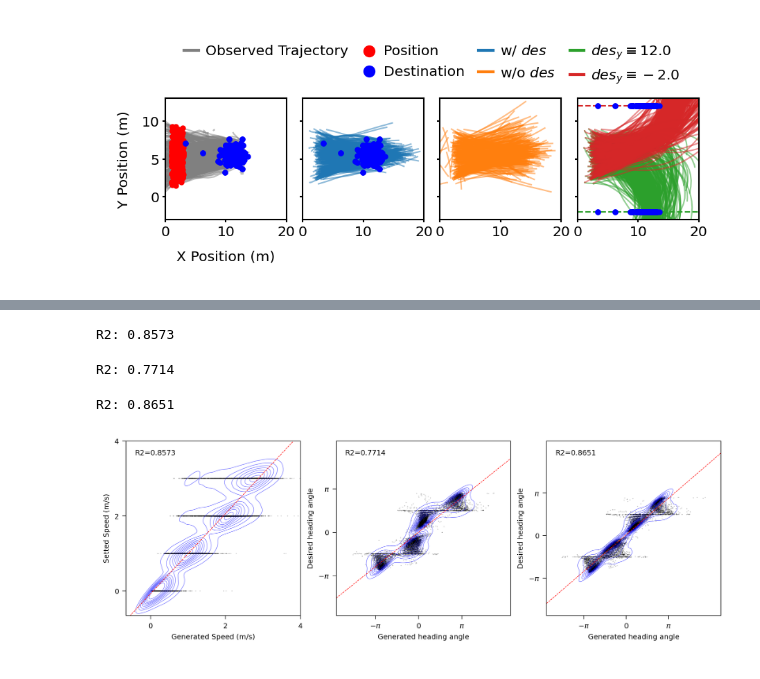
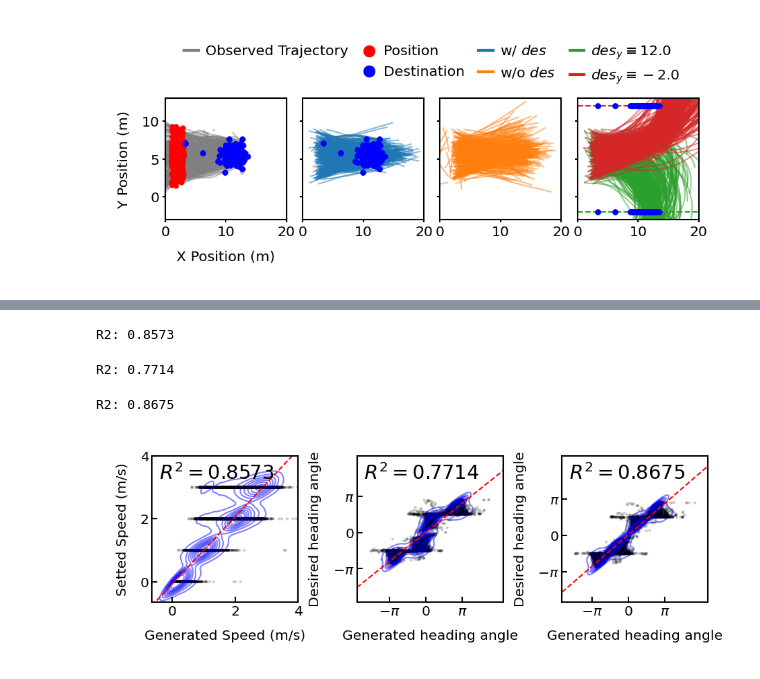
Before and after one commit to yuzhTHU/HuaweiCrowdSimulationCodeRelease, a Jupyter notebook: scripts/260412量化可控性.ipynb, the cells around one changed output, grey strips where cells are left out. Cells and saved outputs as stored; diff of their text form; code cells hidden in the pictures.

```diff
--- a/scripts/260412量化可控性.ipynb
+++ b/scripts/260412量化可控性.ipynb
@@ -859,7 +787,8 @@ import matplotlib.pyplot as plt
 from pathlib import Path
 from src.utils.plot import get_fig
 
-fi, fig, axes = get_fig(1, 3, AW=6, AH=6, HS=5, TM=3, BM=3)
+# fi, fig, axes = get_fig(1, 3, AW=8, AH=1, HS=5, TM=3, BM=3)
+fi, fig, axes = get_fig(1, 3, FW=8.48, A_ratio=1, HS=3, TM=3, BM=3)
 
 ax = axes[0]
 df_plot = pd.concat([
@@ -873,15 +802,18 @@ sns.kdeplot(data=df_plot, y='setting', x='speed', ax=ax, alpha=0.5, color='blue'
 ax.axis('equal')
 ax.set_xticks([0, 2, 4])
 ax.set_yticks([0, 2, 4])
+ax.set_xticklabels(['0', '2', '4'], fontsize=0.7*fi['fontsize'])
+ax.set_yticklabels(['0', '2', '4'], fontsize=0.7*fi['fontsize'])
+ax.tick_params(axis='both', direction='in', length=2, pad=1, labelsize=0.7*fi['fontsize'])
 ax.set_xlim(*ax.get_ylim())
 ax.set_ylim(*ax.get_ylim())
-ax.set_xlabel("Generated Speed (m/s)")
-ax.set_ylabel("Setted Speed (m/s)")
+ax.set_xlabel("Generated Speed (m/s)", fontsize=0.7*fi['fontsize'])
+ax.set_ylabel("Setted Speed (m/s)", fontsize=0.7*fi['fontsize'])
 a, b = np.polyfit(df_plot['speed'], df_plot['setting'], deg=1)
 xx = np.linspace(*ax.get_xlim(), 100)
 ax.plot(xx, a*xx+b, 'r--')
 R2 = 1 - (df_plot['setting'] - df_plot['speed']).pow(2).mean() / df_plot['setting'].var()
-ax.text(0.05, 0.95, f'R2={R2:.4f}', ha='left', va='top', transform=ax.transAxes)
+ax.text(0.05, 0.95, f'$R^2={R2:.4f}$', ha='left', va='top', transform=ax.transAxes)
 print(f'R2: {R2:.4f}')
 
 
@@ -909,16 +841,17 @@ sns.scatterplot(x=x, y=y, ax=ax, s=1, alpha=0.2, color='black', rasterized=True,
 sns.kdeplot(x=x, y=y, ax=ax, alpha=0.5, color='blue', rasterized=True)
 ax.axis('equal')
 ax.set_xticks([-np.pi, 0, np.pi])
-ax.set_xticklabels(['$-\pi$', '0', '$\pi$'])
+ax.set_xticklabels(['$-\pi$', '0', '$\pi$'], fontsize=0.7*fi['fontsize'])
 ax.set_yticks([-np.pi, 0, np.pi])
-ax.set_yticklabels(['$-\pi$', '0', '$\pi$'])
-ax.set_xlabel("Generated heading angle")
-ax.set_ylabel("Desired heading angle")
+ax.set_yticklabels(['$-\pi$', '0', '$\pi$'], fontsize=0.7*fi['fontsize'])
+ax.tick_params(axis='both', direction='in', length=2, pad=1, labelsize=0.7*fi['fontsize'])
+ax.set_xlabel("Generated heading angle", fontsize=0.7*fi['fontsize'])
+ax.set_ylabel("Desired heading angle", fontsize=0.7*fi['fontsize'])
 a, b = np.polyfit(x, y, deg=1)
 xx = np.linspace(*ax.get_xlim(), 100)
 ax.plot(xx, a*xx+b, 'r--')
 R2 = 1 - ((y - x)**2).mean() / np.var(y)
-ax.text(0.05, 0.95, f'R2={R2:.4f}', ha='left', va='top', transform=ax.transAxes)
+ax.text(0.05, 0.95, f'$R^2={R2:.4f}$', ha='left', va='top', transform=ax.transAxes)
 print(f'R2: {R2:.4f}')
 
 ax = axes[2]
@@ -931,37 +864,38 @@ pos = np.concat([
     records_set_des_y_to_12_24steps['pos'],
 ], axis=0)
 final = np.concat([
     records_set_des_y_to_n2_24steps['pos_pred'][:, -1, :],
     records_set_des_y_to_12_24steps['pos_pred'][:, -1, :],
 ], axis=0)
 tmp = (des - pos)
 y = (np.atan2(tmp[:, 1], tmp[:, 0]))
 tmp = (final - pos)
 x = (np.atan2(tmp[:, 1], tmp[:, 0]))
 # y = ((y + 10 * 2 * np.pi) % (2 * np.pi)) - np.pi
 # x = ((x + 10 * 2 * np.pi) % (2 * np.pi)) - np.pi
 x = x + np.round((y - x) / (2 * np.pi)) * 2 * np.pi
 sns.scatterplot(x=x, y=y, ax=ax, s=1, alpha=0.2, color='black', rasterized=True, edgecolor='none')
 sns.kdeplot(x=x, y=y, ax=ax, alpha=0.5, color='blue', rasterized=True)
 ax.axis('equal')
 ax.set_xticks([-np.pi, 0, np.pi])
-ax.set_xticklabels(['$-\pi$', '0', '$\pi$'])
+ax.set_xticklabels(['$-\pi$', '0', '$\pi$'], fontsize=0.7*fi['fontsize'])
 ax.set_yticks([-np.pi, 0, np.pi])
-ax.set_yticklabels(['$-\pi$', '0', '$\pi$'])
-ax.set_xlabel("Generated heading angle")
-ax.set_ylabel("Desired heading angle")
+ax.set_yticklabels(['$-\pi$', '0', '$\pi$'], fontsize=0.7*fi['fontsize'])
+ax.tick_params(axis='both', direction='in', length=2, pad=1, labelsize=0.7*fi['fontsize'])
+ax.set_xlabel("Generated heading angle", fontsize=0.7*fi['fontsize'])
+ax.set_ylabel("Desired heading angle", fontsize=0.7*fi['fontsize'])
 a, b = np.polyfit(x, y, deg=1)
 xx = np.linspace(*ax.get_xlim(), 100)
 ax.plot(xx, a*xx+b, 'r--')
 R2 = 1 - ((y - x)**2).mean() / np.var(y)
-ax.text(0.05, 0.95, f'R2={R2:.4f}', ha='left', va='top', transform=ax.transAxes)
+ax.text(0.05, 0.95, f'$R^2={R2:.4f}$', ha='left', va='top', transform=ax.transAxes)
 print(f'R2: {R2:.4f}')
 
 fig.savefig('figures/control_exp.png', bbox_inches='tight', dpi=300, transparent=True)
 fig.savefig('figures/control_exp.svg', bbox_inches='tight', dpi=300, transparent=True)
 fig.savefig('figures/control_exp.pdf', bbox_inches='tight', dpi=300, transparent=True)
 # %% [output]
 R2: 0.8573
 R2: 0.7714
-R2: 0.8651
+R2: 0.8675
-[figure, old version]
+[figure, new version]
```
Also changed, not shown: parts of 4 cells of this notebook.
